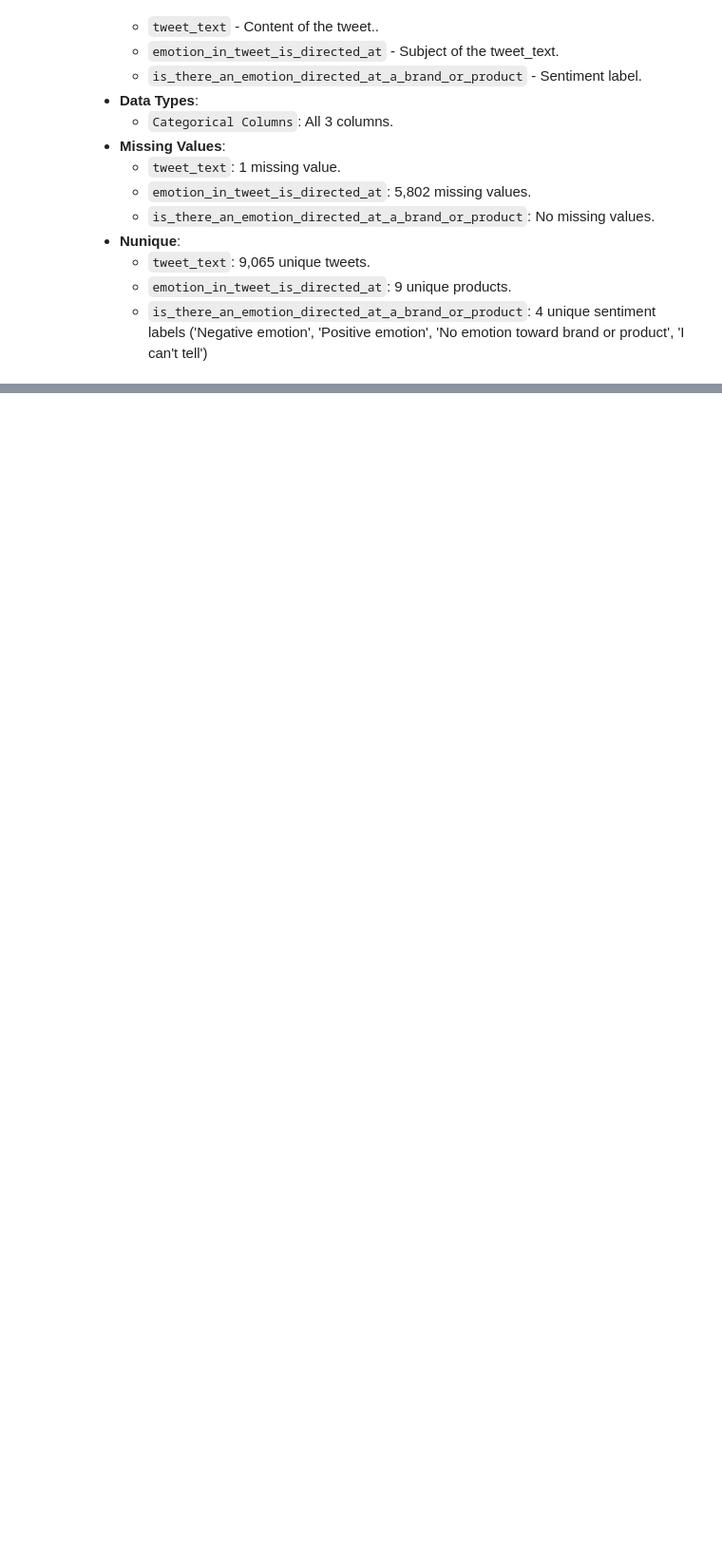
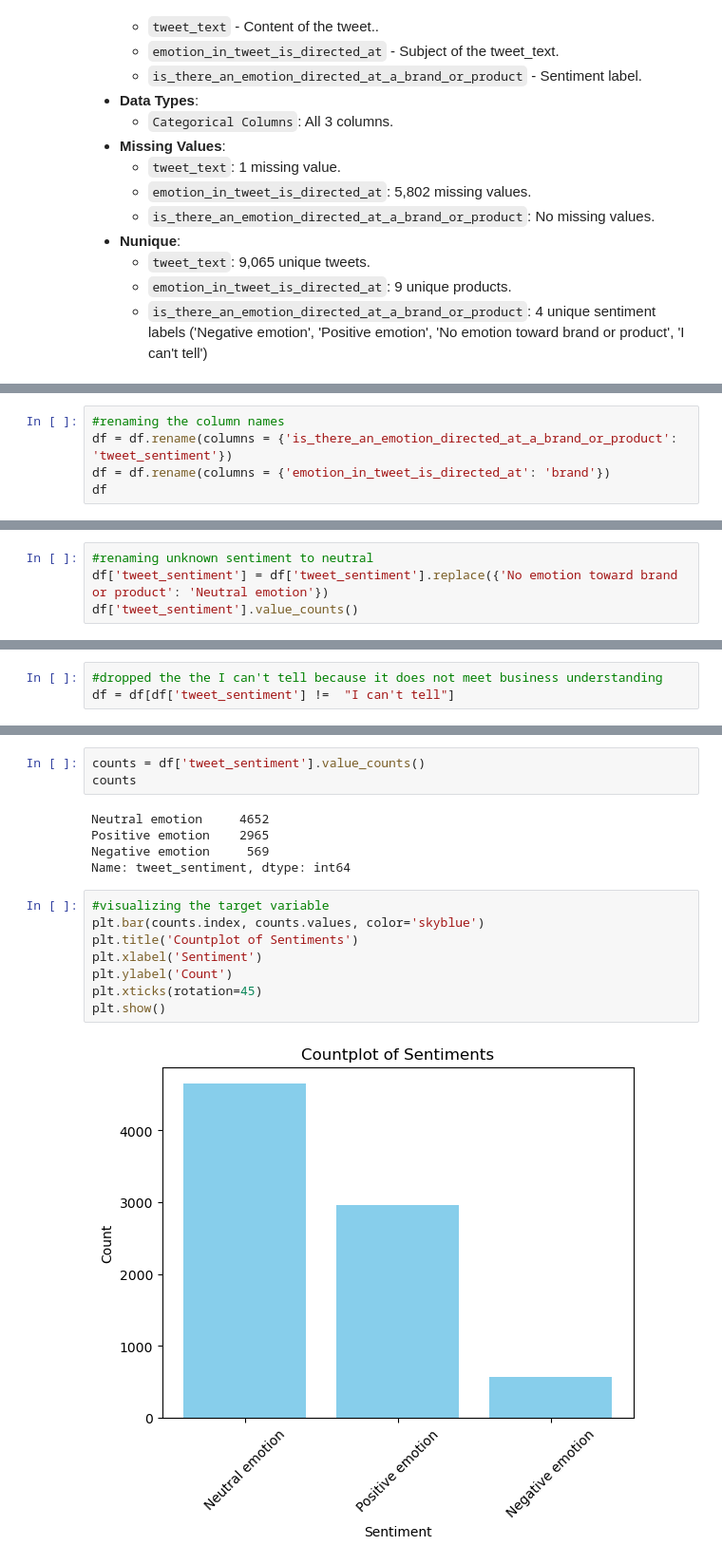
Before and after one commit to mwangikelvin201/GROUP7-Phase4, a Jupyter notebook: index.ipynb, the cells around one changed output, grey strips where cells are left out. Shown: that part at 95% size. Cells and saved outputs as stored; diff of their text form; blank space fills up the shorter version.

```diff
--- a/index.ipynb
+++ b/index.ipynb
@@ -89,0 +172,5 @@ The dataset provides comprehensive information about over 9,000 tweets labeled a
+# %%
+#renaming the column names
+df = df.rename(columns = {'is_there_an_emotion_directed_at_a_brand_or_product': 'tweet_sentiment'})
+df = df.rename(columns = {'emotion_in_tweet_is_directed_at': 'brand'})
+df
@@ -89,0 +209,4 @@ The dataset provides comprehensive information about over 9,000 tweets labeled a
+# %%
+#renaming unknown sentiment to neutral
+df['tweet_sentiment'] = df['tweet_sentiment'].replace({'No emotion toward brand or product': 'Neutral emotion'})
+df['tweet_sentiment'].value_counts()
@@ -89,0 +219,3 @@ The dataset provides comprehensive information about over 9,000 tweets labeled a
+# %%
+#dropped the the I can't tell because it does not meet business understanding
+df = df[df['tweet_sentiment'] !=  "I can't tell"]
@@ -89,0 +226,18 @@ The dataset provides comprehensive information about over 9,000 tweets labeled a
+# %%
+counts = df['tweet_sentiment'].value_counts()
+counts
+# %% [output]
+Neutral emotion     4652
+Positive emotion    2965
+Negative emotion     569
+Name: tweet_sentiment, dtype: int64
+# %%
+#visualizing the target variable
+plt.bar(counts.index, counts.values, color='skyblue')
+plt.title('Countplot of Sentiments')
+plt.xlabel('Sentiment')
+plt.ylabel('Count')
+plt.xticks(rotation=45)
+plt.show()
+# %% [output]
+[figure, added]
```
Also changed, not shown: parts of 20 cells of this notebook.
